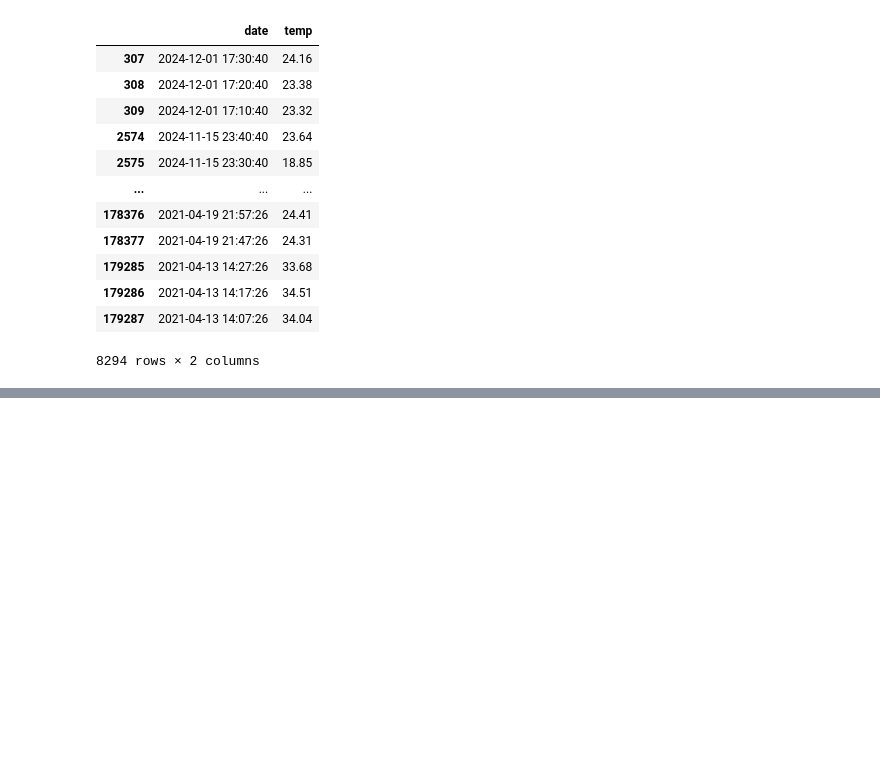
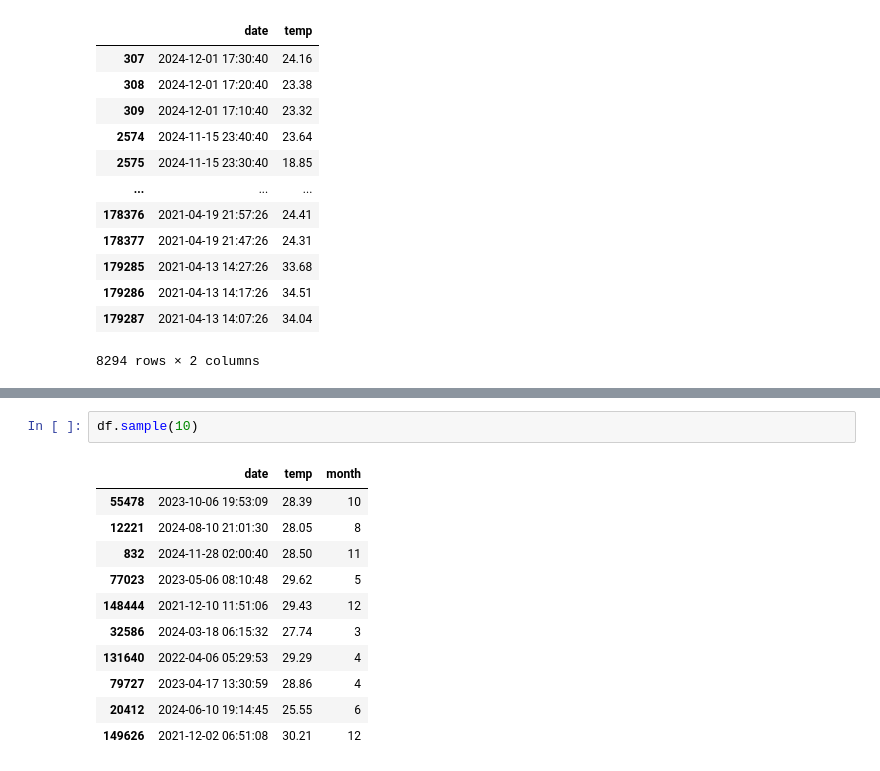
Before and after one commit to PotapenkoOleg/ai-notebooks, a Jupyter notebook: ai_notebooks/pandas/temps.ipynb, the cells around one changed output, grey strips where cells are left out. Cells and saved outputs as stored; diff of their text form; blank space fills up the shorter version.

```diff
--- a/ai_notebooks/pandas/temps.ipynb
+++ b/ai_notebooks/pandas/temps.ipynb
@@ -72,0 +85,14 @@ outliers
+# %%
+df.sample(10)
+# %% [output]
+|  | date | temp | month |
+| 55478 | 2023-10-06 19:53:09 | 28.39 | 10 |
+| 12221 | 2024-08-10 21:01:30 | 28.05 | 8 |
+| 832 | 2024-11-28 02:00:40 | 28.50 | 11 |
+| 77023 | 2023-05-06 08:10:48 | 29.62 | 5 |
+| 148444 | 2021-12-10 11:51:06 | 29.43 | 12 |
+| 32586 | 2024-03-18 06:15:32 | 27.74 | 3 |
+| 131640 | 2022-04-06 05:29:53 | 29.29 | 4 |
+| 79727 | 2023-04-17 13:30:59 | 28.86 | 4 |
+| 20412 | 2024-06-10 19:14:45 | 25.55 | 6 |
+| 149626 | 2021-12-02 06:51:08 | 30.21 | 12 |
```
Also changed, not shown: parts of 8 cells of this notebook, 13 other files.
